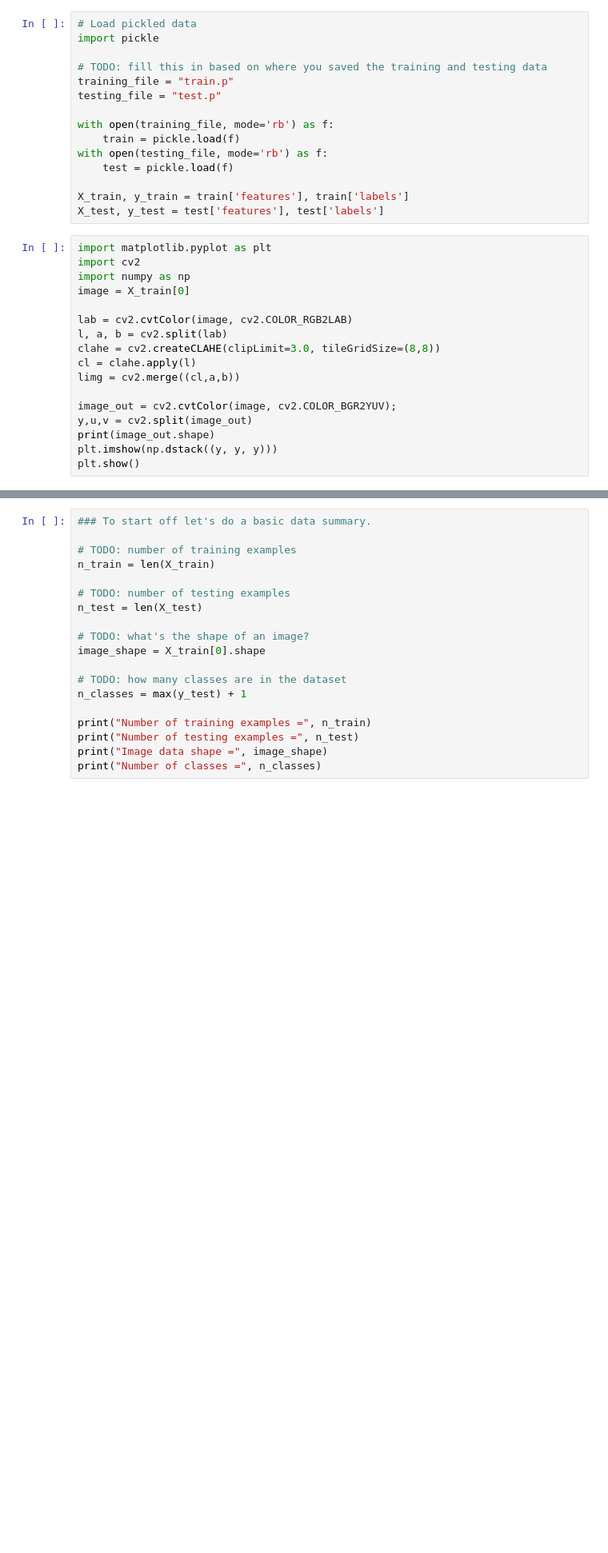
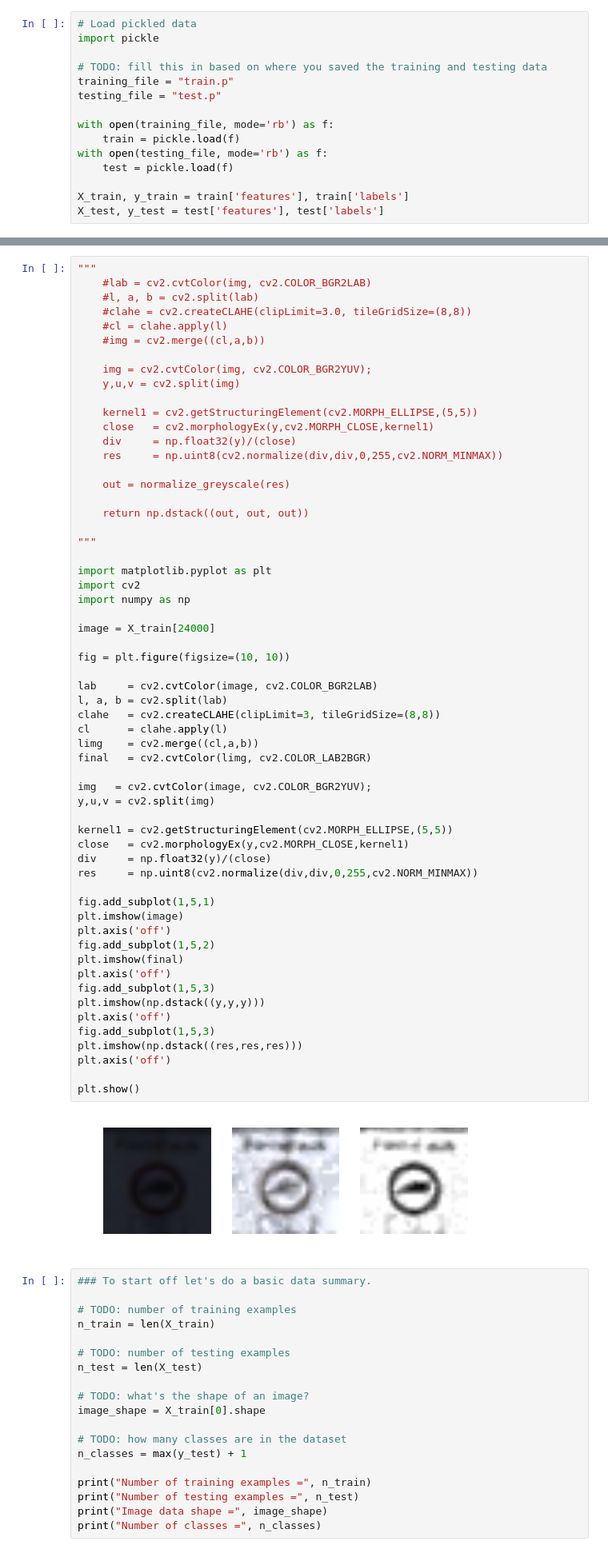
Before and after one commit to eigendreams/traffic-signs, a Jupyter notebook: Traffic_Signs_Recognition.ipynb, the cells around one changed output, grey strips where cells are left out. Shown at 80% size. Cells and saved outputs as stored; diff of their text form; blank space fills up the shorter version.

```diff
--- a/Traffic_Signs_Recognition.ipynb
+++ b/Traffic_Signs_Recognition.ipynb
@@ -39,20 +39,3 @@ with open(testing_file, mode='rb') as f:
 
 X_train, y_train = train['features'], train['labels']
 X_test, y_test = test['features'], test['labels']
-# %%
-import matplotlib.pyplot as plt
-import cv2
-import numpy as np
-image = X_train[0]
-
-lab = cv2.cvtColor(image, cv2.COLOR_RGB2LAB)
-l, a, b = cv2.split(lab)
-clahe = cv2.createCLAHE(clipLimit=3.0, tileGridSize=(8,8))
-cl = clahe.apply(l)
-limg = cv2.merge((cl,a,b))
-
-image_out = cv2.cvtColor(image, cv2.COLOR_BGR2YUV);
-y,u,v = cv2.split(image_out)
-print(image_out.shape)
-plt.imshow(np.dstack((y, y, y)))
-plt.show()
@@ -62,3 +42,64 @@ plt.show()
+# %%
+"""
+    #lab = cv2.cvtColor(img, cv2.COLOR_BGR2LAB)
+    #l, a, b = cv2.split(lab)
+    #clahe = cv2.createCLAHE(clipLimit=3.0, tileGridSize=(8,8))
+    #cl = clahe.apply(l)
+    #img = cv2.merge((cl,a,b))
+
+    img = cv2.cvtColor(img, cv2.COLOR_BGR2YUV);
+    y,u,v = cv2.split(img)
+
+    kernel1 = cv2.getStructuringElement(cv2.MORPH_ELLIPSE,(5,5))
+    close   = cv2.morphologyEx(y,cv2.MORPH_CLOSE,kernel1)
+    div     = np.float32(y)/(close)
+    res     = np.uint8(cv2.normalize(div,div,0,255,cv2.NORM_MINMAX))
+
+    out = normalize_greyscale(res)
+
+    return np.dstack((out, out, out))
+
+"""
+
+import matplotlib.pyplot as plt
+import cv2
+import numpy as np
+
+image = X_train[24000]
+
+fig = plt.figure(figsize=(10, 10))
+
+lab     = cv2.cvtColor(image, cv2.COLOR_BGR2LAB)
+l, a, b = cv2.split(lab)
+clahe   = cv2.createCLAHE(clipLimit=3, tileGridSize=(8,8))
+cl      = clahe.apply(l)
+limg    = cv2.merge((cl,a,b))
+final   = cv2.cvtColor(limg, cv2.COLOR_LAB2BGR)
+
+img   = cv2.cvtColor(image, cv2.COLOR_BGR2YUV);
+y,u,v = cv2.split(img)
+
+kernel1 = cv2.getStructuringElement(cv2.MORPH_ELLIPSE,(5,5))
+close   = cv2.morphologyEx(y,cv2.MORPH_CLOSE,kernel1)
+div     = np.float32(y)/(close)
+res     = np.uint8(cv2.normalize(div,div,0,255,cv2.NORM_MINMAX))
+
+fig.add_subplot(1,5,1)
+plt.imshow(image)
+plt.axis('off')
+fig.add_subplot(1,5,2)
+plt.imshow(final)
+plt.axis('off')
+fig.add_subplot(1,5,3)
+plt.imshow(np.dstack((y,y,y)))
+plt.axis('off')
+fig.add_subplot(1,5,3)
+plt.imshow(np.dstack((res,res,res)))
+plt.axis('off')
+
+plt.show()
+# %% [output]
+[figure, added]
 # %%
 ### To start off let's do a basic data summary.
 
```
Also changed, not shown: parts of 2 cells of this notebook.
